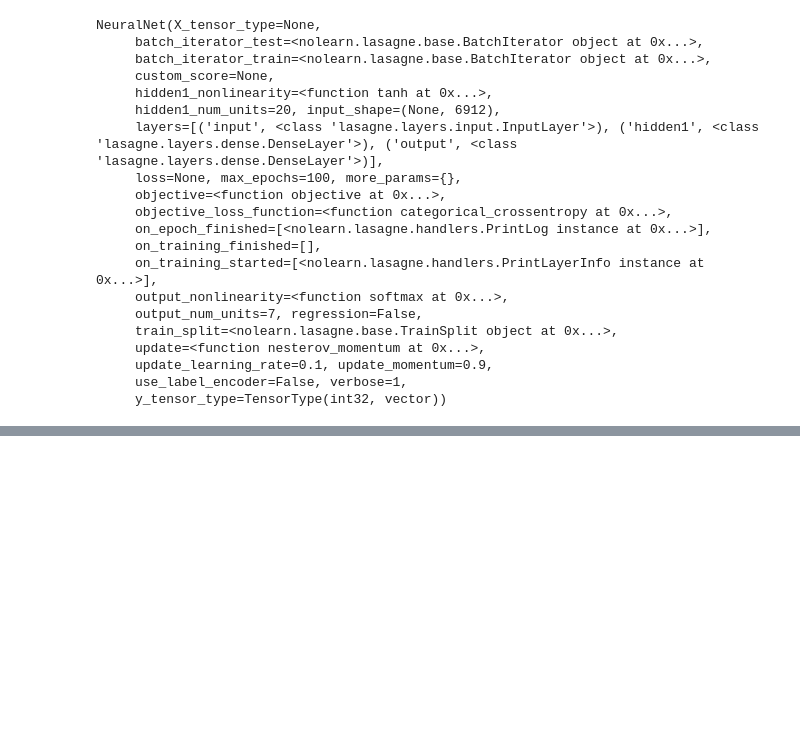
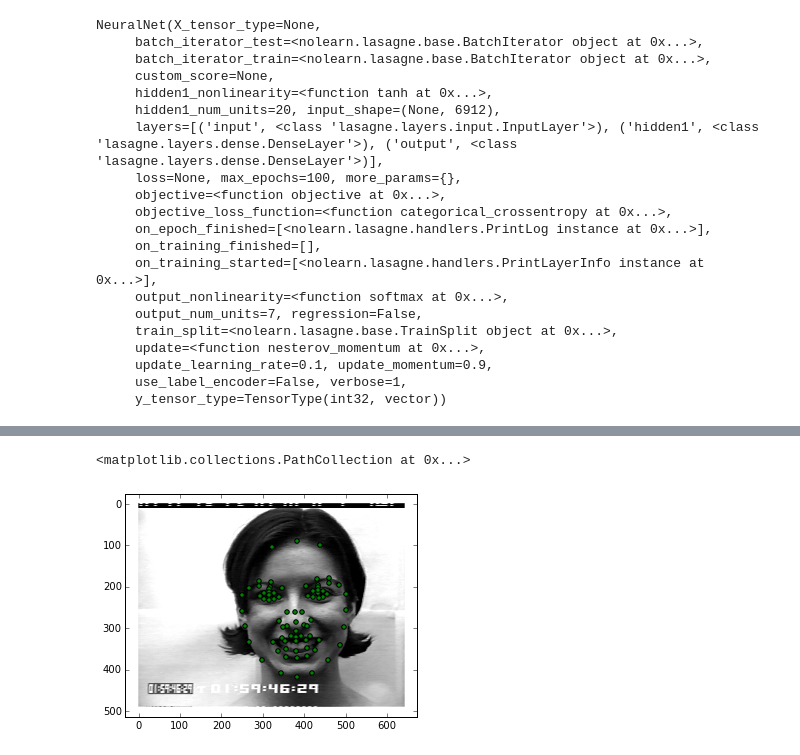
Before and after one commit to ananya77041/exprecognizer, a Jupyter notebook: build_recognizer.ipynb, the cells around one changed output, grey strips where cells are left out. Cells and saved outputs as stored; diff of their text form; code cells hidden in the pictures; blank space fills up the shorter version.

```diff
--- a/build_recognizer.ipynb
+++ b/build_recognizer.ipynb
@@ -126,0 +190,9 @@ ImportError: dlopen(/Users/amishra/anaconda/lib/python2.7/site-packages/stasm/_s
+# %%
+test = cv2.imread('cohn-kanade-images/S010/006/S010_006_00000015.png')
+s = pystasm.STASM()
+lms = s.s_search_single('cohn-kanade-images/S010/006/S010_006_00000015.png')
+plt.imshow(test)
+plt.scatter(lms[:, 0], lms[:, 1], c = 'green')
+# %% [output]
+<matplotlib.collections.PathCollection at 0x...>
+[figure, added]
```
Also changed, not shown: parts of 11 cells of this notebook, 1 other file.
